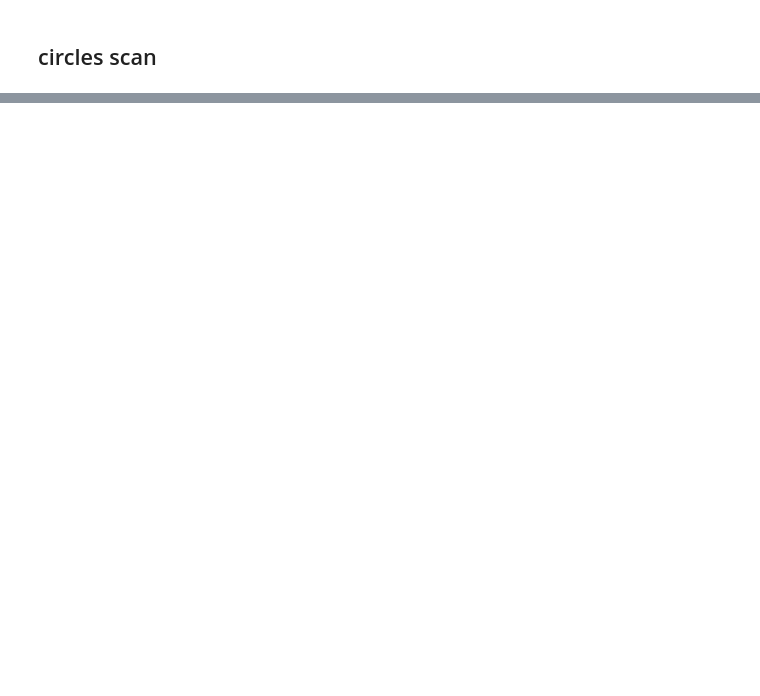
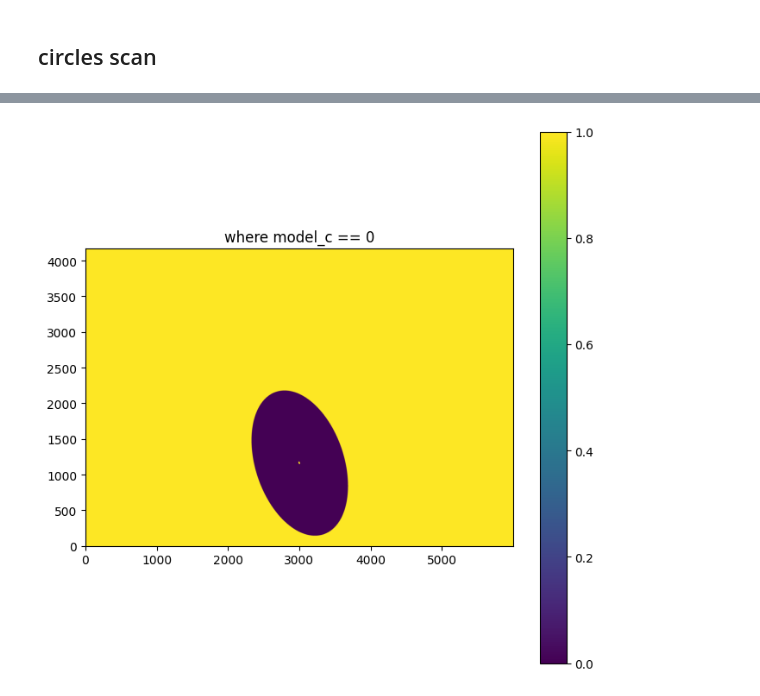
Before and after one commit to Saharochekl/course-work_4-SBF, a Jupyter notebook: code/sbf-1.ipynb, the cells around one changed output, grey strips where cells are left out. Cells and saved outputs as stored; diff of their text form; code cells hidden in the pictures; blank space fills up the shorter version.

```diff
--- a/code/sbf-1.ipynb
+++ b/code/sbf-1.ipynb
@@ -48,13 +51,13 @@ DRY = False
 
 # --- центр ---
 FIXED_CENTER = None      # пример: (6306.0, 2730.0)
-USE_FAST_CENTER = True   # если True, то центр будет найден быстро (но менее точно) на разреженной сетке, иначе - на всех пикселях
 
 # --- background/mask ---
 BKG_BOX0 = 256
 BKG_BOX2D = 256
-MASK_NSIGMA = 2.5
-MASK_NPIXELS = 5
+SIGMA_STAT = 3.0
+SIGMA_DET = 2.5
+MASK_NPIXELS = 4
 
 # --- isophote ---
 HALF_SIZE = 3000
@@ -67,10 +70,6 @@ FFT_WORKERS = -1         # -1 = все доступные потоки scipy.fft
 PSF_SIZE = 129
 PSF_NLAMBDA = 7
 PSFREF = None            # если None, считаем PSF по f150w_path
-
-# --- SBF annulus ---
-RIN_SBF = 50.0
-ROUT_SBF = 200.0
 # %% [markdown]
 Это бывший load_i2d, но в развёрнутом виде.
 # %%
@@ -1413,0 +2629,8 @@ else:
+# %%
+plt.figure(figsize=(8, 8))
+plt.imshow((model_c == 0), origin="lower")
+plt.title("where model_c == 0")
+plt.colorbar()
+plt.show()
+# %% [output]
+[figure, added]
```
Also changed, not shown: parts of 44 cells of this notebook.
